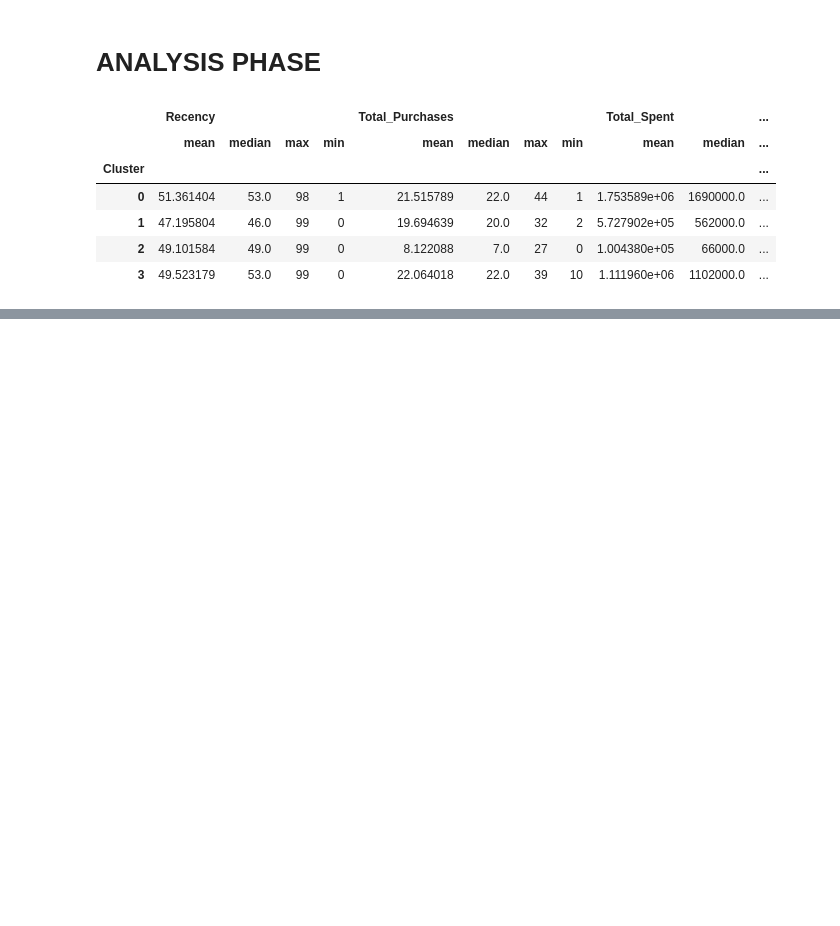
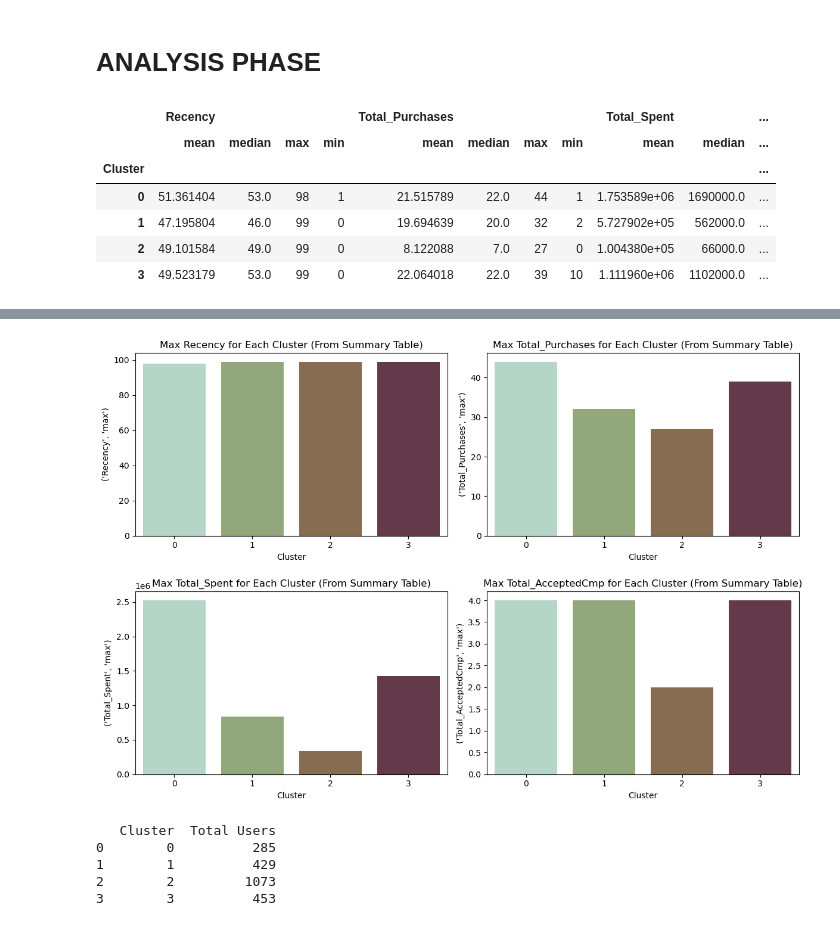
Before and after one commit to vb-maria/jap-marketing-campaign-ml, a Jupyter notebook: 3_4_modeling and analysis.ipynb, the cells around one changed output, grey strips where cells are left out. Saved outputs shown, nothing was run; the diff lists cells and outputs as text; code cells hidden in the pictures; blank space fills up the shorter version.

```diff
--- a/3_4_modeling and analysis.ipynb
+++ b/3_4_modeling and analysis.ipynb
@@ -123,0 +193,26 @@ summary_stats
+# %%
+# Plot the mean of each column for each cluster using data from the summary table
+plt.figure(figsize=(12, 8))
+for column in summary_stats.columns.levels[0]:
+    if column != 'Cluster':
+        plt.subplot(2, 2, summary_stats.columns.levels[0].get_loc(column) + 1)
+        sns.barplot(x=summary_stats.index, y=(column, 'max'), data=summary_stats)
+        plt.title(f'Max {column} for Each Cluster (From Summary Table)')
+
+plt.tight_layout()
+plt.show()
+# %% [output]
+[figure, added]
+# %%
+
+# Get the total users in each cluster
+cluster_users_count = features.groupby('Cluster').size().reset_index(name='Total Users')
+
+# Display the result
+print(cluster_users_count)
+# %% [output]
+   Cluster  Total Users
+0        0          285
+1        1          429
+2        2         1073
+3        3          453
```
Also changed, not shown: parts of 11 cells of this notebook.
